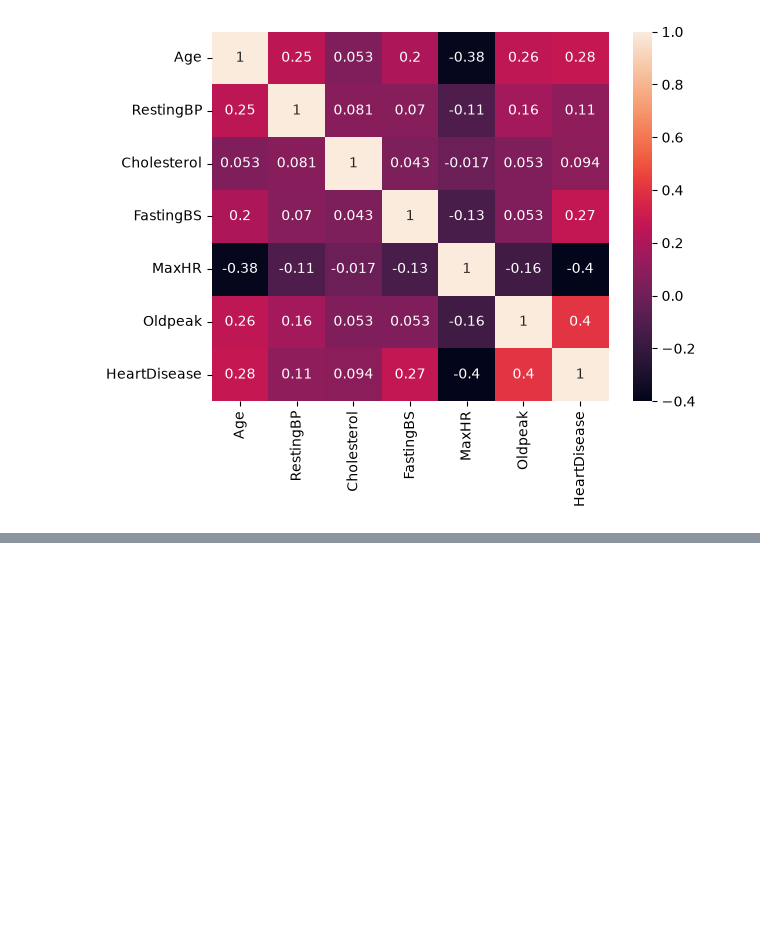
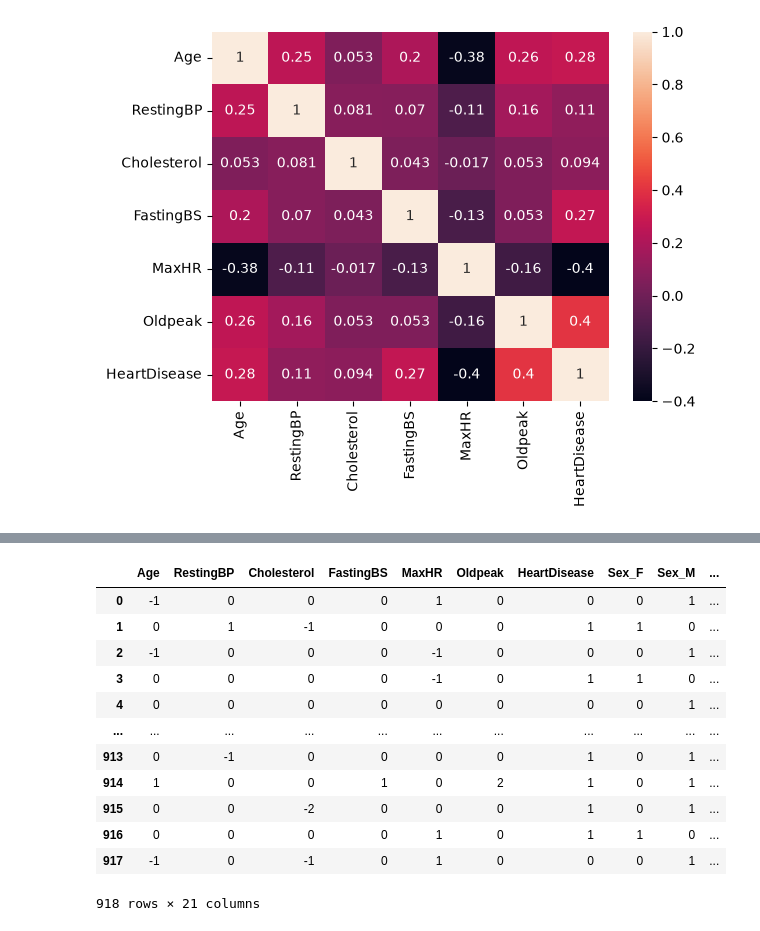
Before and after one commit to subhajit404/ML-Heart-Disease, a Jupyter notebook: main.ipynb, the cells around one changed output, grey strips where cells are left out. Saved outputs shown, nothing was run; the diff lists cells and outputs as text; code cells hidden in the pictures; blank space fills up the shorter version.

```diff
--- a/main.ipynb
+++ b/main.ipynb
@@ -274,0 +291,16 @@ sns.heatmap(df.corr(numeric_only=True),annot=True)
+# %%
+df_encode
+# %% [output]
+|  | Age | RestingBP | Cholesterol | FastingBS | MaxHR | Oldpeak | HeartDisease | Sex_F | Sex_M | ... |
+| 0 | -1 | 0 | 0 | 0 | 1 | 0 | 0 | 0 | 1 | ... |
+| 1 | 0 | 1 | -1 | 0 | 0 | 0 | 1 | 1 | 0 | ... |
+| 2 | -1 | 0 | 0 | 0 | -1 | 0 | 0 | 0 | 1 | ... |
+| 3 | 0 | 0 | 0 | 0 | -1 | 0 | 1 | 1 | 0 | ... |
+| 4 | 0 | 0 | 0 | 0 | 0 | 0 | 0 | 0 | 1 | ... |
+| ... | ... | ... | ... | ... | ... | ... | ... | ... | ... | ... |
+| 913 | 0 | -1 | 0 | 0 | 0 | 0 | 1 | 0 | 1 | ... |
+| 914 | 1 | 0 | 0 | 1 | 0 | 2 | 1 | 0 | 1 | ... |
+| 915 | 0 | 0 | -2 | 0 | 0 | 0 | 1 | 0 | 1 | ... |
+| 916 | 0 | 0 | 0 | 0 | 1 | 0 | 1 | 1 | 0 | ... |
+| 917 | -1 | 0 | -1 | 0 | 1 | 0 | 0 | 0 | 1 | ... |
+918 rows × 21 columns
```
Also changed, not shown: parts of 6 cells of this notebook.
